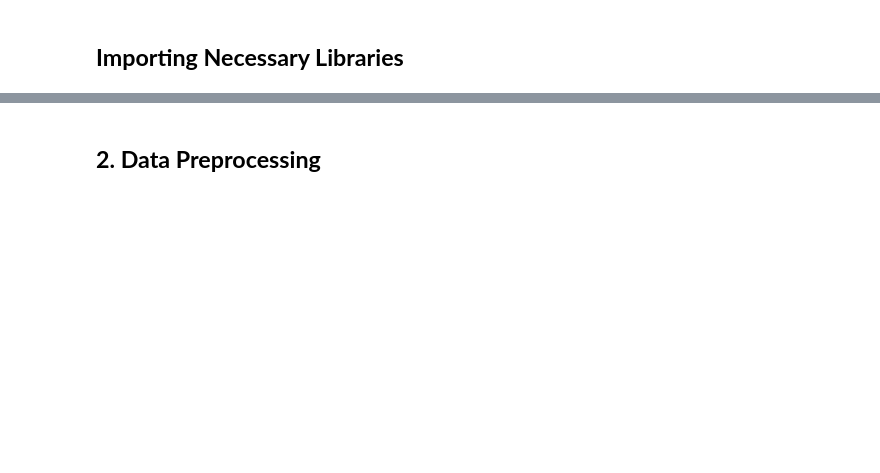
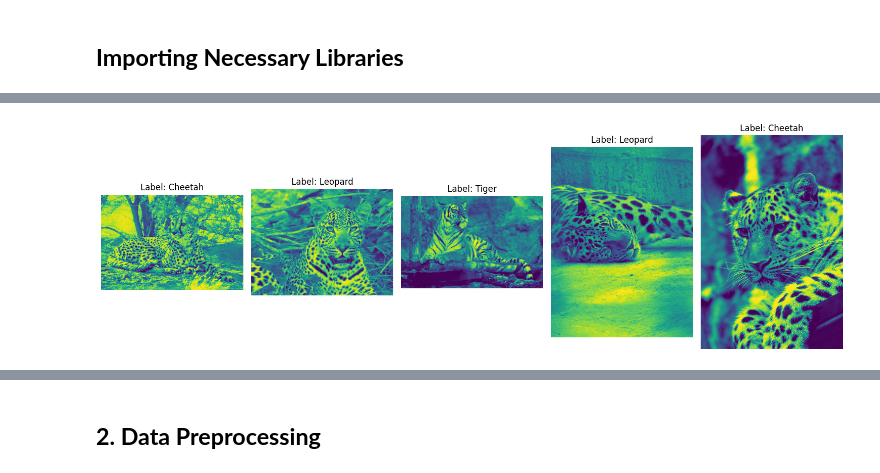
Before and after one commit to TanjiEvan/CVPR, a Jupyter notebook: MID/knn.ipynb, the cells around one changed output, grey strips where cells are left out. Saved outputs shown, nothing was run; the diff lists cells and outputs as text; code cells hidden in the pictures; blank space fills up the shorter version.

```diff
--- a/MID/knn.ipynb
+++ b/MID/knn.ipynb
@@ -77,5 +55,0 @@ Loaded 170 images with corresponding labels.
-# %%
-for i in range(5):
-    plt.imshow(X[i], cmap="gray")
-    plt.title(f"Label: {y[i]}")
-    plt.show()
@@ -87,0 +56,17 @@ for i in range(5):
+# %%
+# Ensure correct labels
+def visualize_samples(image_paths, labels, num_samples=5):
+    plt.figure(figsize=(15, 5))
+    for i in range(num_samples):
+        img = cv2.imread(image_paths[i], cv2.IMREAD_GRAYSCALE)
+        plt.subplot(1, num_samples, i + 1)
+        plt.imshow(img)
+        plt.title(f"Label: {labels[i]}")
+        plt.axis("off")
+    plt.tight_layout()
+    plt.show()
+
+# Visualize 5 random samples
+visualize_samples(image_paths, labels, num_samples=5)
+# %% [output]
+[figure, added]
```
Also changed, not shown: parts of 24 cells of this notebook.
